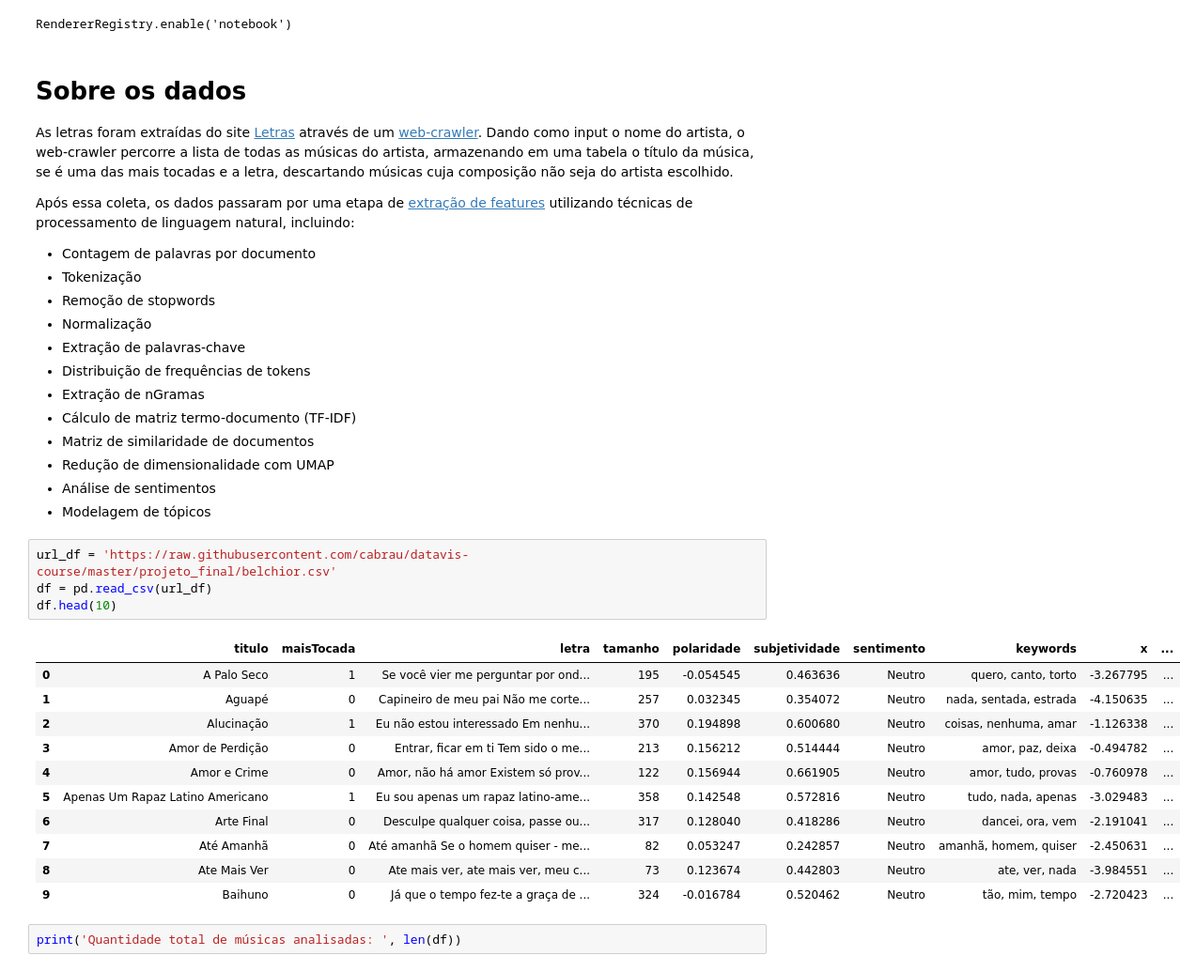
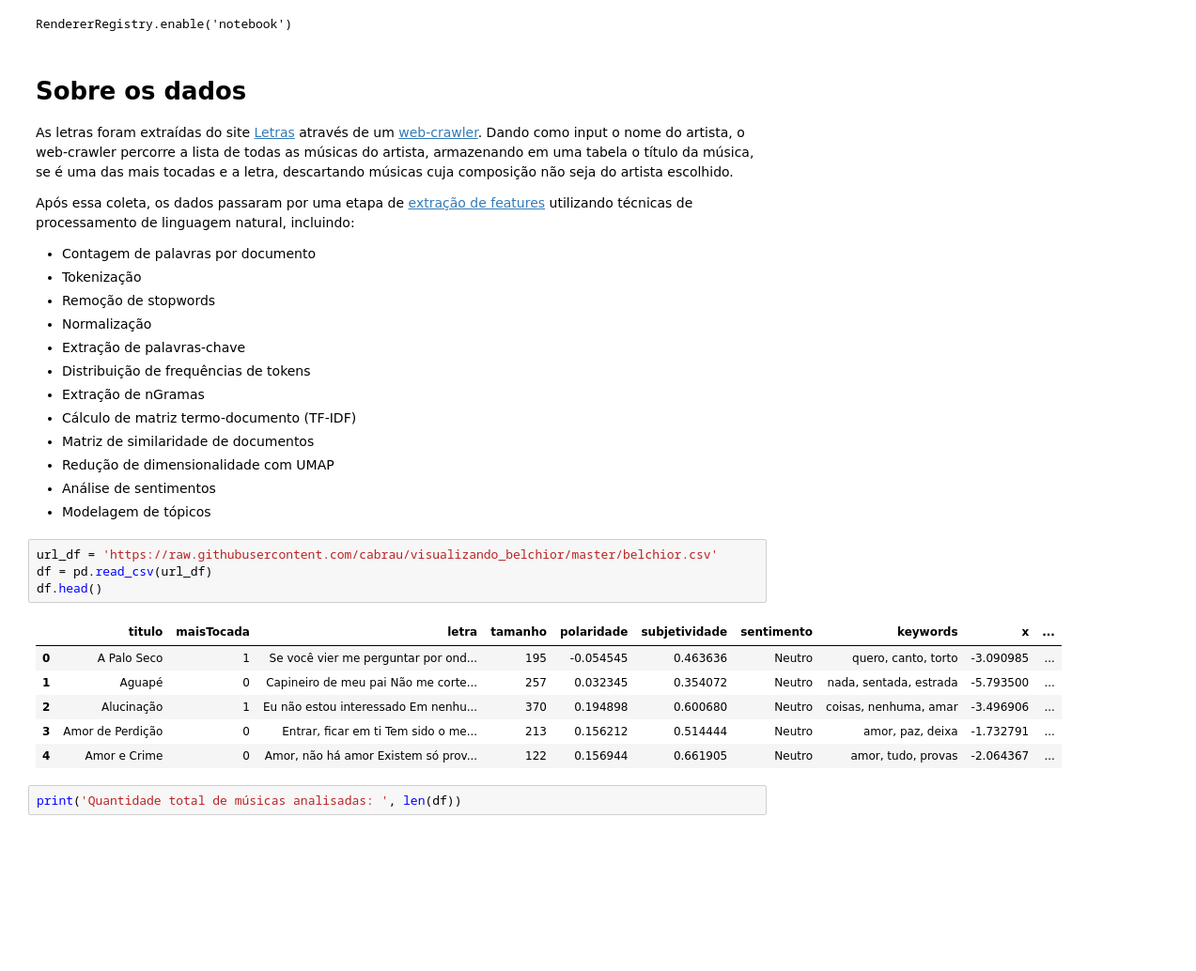
Before and after one commit to cabrau/visualizando_belchior, a Jupyter notebook: visualizando_belchior.ipynb, the cells around one changed output. Shown at 94% size. Saved outputs shown, nothing was run; the diff lists cells and outputs as text; blank space fills up the shorter version.

```diff
--- a/visualizando_belchior.ipynb
+++ b/visualizando_belchior.ipynb
@@ -29,9 +29,9 @@ alt.renderers.enable('notebook')
 RendererRegistry.enable('notebook')
 # %% [markdown]
 # Sobre os dados
-As letras foram extraídas do site [Letras](https://www.letras.mus.br/) através de um [web-crawler](https://github.com/cabrau/datavis-course/blob/master/projeto_final/scrapping_lyrics.ipynb). Dando como input o nome do artista, o web-crawler percorre a lista de todas as músicas do artista, armazenando em uma tabela o título da música, se é uma das mais tocadas e a letra, descartando músicas cuja composição não seja do artista escolhido.
+As letras foram extraídas do site [Letras](https://www.letras.mus.br/) através de um [web-crawler](https://github.com/cabrau/visualizando_belchior/blob/master/scrapping_lyrics.ipynb). Dando como input o nome do artista, o web-crawler percorre a lista de todas as músicas do artista, armazenando em uma tabela o título da música, se é uma das mais tocadas e a letra, descartando músicas cuja composição não seja do artista escolhido.
 
-Após essa coleta, os dados passaram por uma etapa de [extração de features](https://github.com/cabrau/datavis-course/blob/master/projeto_final/pre_processing_text.ipynb) utilizando técnicas de processamento de linguagem natural, incluindo:
+Após essa coleta, os dados passaram por uma etapa de [extração de features](https://github.com/cabrau/visualizando_belchior/blob/master/pre_processing_text.ipynb) utilizando técnicas de processamento de linguagem natural, incluindo:
 
 * Contagem de palavras por documento
 * Tokenização
@@ -46,21 +46,16 @@ Após essa coleta, os dados passaram por uma etapa de [extração de features](h
 * Análise de sentimentos
 * Modelagem de tópicos
 # %%
-url_df = 'https://raw.githubusercontent.com/cabrau/datavis-course/master/projeto_final/belchior.csv'
+url_df = 'https://raw.githubusercontent.com/cabrau/visualizando_belchior/master/belchior.csv'
 df = pd.read_csv(url_df)
-df.head(10)
+df.head()
 # %% [output]
 |  | titulo | maisTocada | letra | tamanho | polaridade | subjetividade | sentimento | keywords | x | ... |
-| 0 | A Palo Seco | 1 | Se você vier me perguntar por ond... | 195 | -0.054545 | 0.463636 | Neutro | quero, canto, torto | -3.267795 | ... |
-| 1 | Aguapé | 0 | Capineiro de meu pai Não me corte... | 257 | 0.032345 | 0.354072 | Neutro | nada, sentada, estrada | -4.150635 | ... |
-| 2 | Alucinação | 1 | Eu não estou interessado Em nenhu... | 370 | 0.194898 | 0.600680 | Neutro | coisas, nenhuma, amar | -1.126338 | ... |
-| 3 | Amor de Perdição | 0 | Entrar, ficar em ti Tem sido o me... | 213 | 0.156212 | 0.514444 | Neutro | amor, paz, deixa | -0.494782 | ... |
-| 4 | Amor e Crime | 0 | Amor, não há amor Existem só prov... | 122 | 0.156944 | 0.661905 | Neutro | amor, tudo, provas | -0.760978 | ... |
-| 5 | Apenas Um Rapaz Latino Americano | 1 | Eu sou apenas um rapaz latino-ame... | 358 | 0.142548 | 0.572816 | Neutro | tudo, nada, apenas | -3.029483 | ... |
-| 6 | Arte Final | 0 | Desculpe qualquer coisa, passe ou... | 317 | 0.128040 | 0.418286 | Neutro | dancei, ora, vem | -2.191041 | ... |
-| 7 | Até Amanhã | 0 | Até amanhã Se o homem quiser - me... | 82 | 0.053247 | 0.242857 | Neutro | amanhã, homem, quiser | -2.450631 | ... |
-| 8 | Ate Mais Ver | 0 | Ate mais ver, ate mais ver, meu c... | 73 | 0.123674 | 0.442803 | Neutro | ate, ver, nada | -3.984551 | ... |
-| 9 | Baihuno | 0 | Já que o tempo fez-te a graça de ... | 324 | -0.016784 | 0.520462 | Neutro | tão, mim, tempo | -2.720423 | ... |
+| 0 | A Palo Seco | 1 | Se você vier me perguntar por ond... | 195 | -0.054545 | 0.463636 | Neutro | quero, canto, torto | -3.090985 | ... |
+| 1 | Aguapé | 0 | Capineiro de meu pai Não me corte... | 257 | 0.032345 | 0.354072 | Neutro | nada, sentada, estrada | -5.793500 | ... |
+| 2 | Alucinação | 1 | Eu não estou interessado Em nenhu... | 370 | 0.194898 | 0.600680 | Neutro | coisas, nenhuma, amar | -3.496906 | ... |
+| 3 | Amor de Perdição | 0 | Entrar, ficar em ti Tem sido o me... | 213 | 0.156212 | 0.514444 | Neutro | amor, paz, deixa | -1.732791 | ... |
+| 4 | Amor e Crime | 0 | Amor, não há amor Existem só prov... | 122 | 0.156944 | 0.661905 | Neutro | amor, tudo, provas | -2.064367 | ... |
 # %%
 print('Quantidade total de músicas analisadas: ', len(df))
 # %% [output]
```
Also changed, not shown: parts of 5 cells of this notebook, 4 other files.
